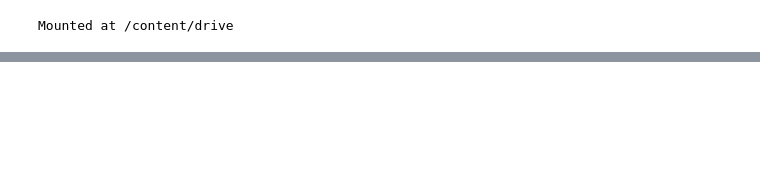
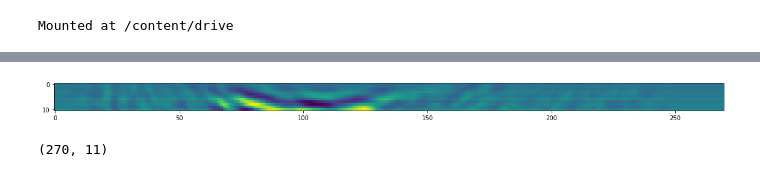
Before and after one commit to nicku-a/ConvLSTM_3D_Brain_Ultrasound, a Jupyter notebook: CNN_PyTorch.ipynb, the cells around one changed output, grey strips where cells are left out. Saved outputs shown, nothing was run; the diff lists cells and outputs as text; code cells hidden in the pictures; blank space fills up the shorter version.

```diff
--- a/CNN_PyTorch.ipynb
+++ b/CNN_PyTorch.ipynb
@@ -773,0 +977,9 @@ plt.show()
+# %%
+# Checking the differences between predicted and real images
+plt.figure(figsize=(20,3))
+diff_blank = predictions2 - one_lab
+diff_blank = np.rot90(diff_blank)
+plt.imshow(diff_blank)
+plt.show()
+# %% [output]
+[figure, added]
@@ -773,0 +988,10 @@ plt.show()
+# %%
+pred_left425 = predictions3
+real_left425 = one_lab2
+
+pred_left475 = predictions2
+real_left475 = one_lab
+
+print(pred_left425.shape)
+# %% [output]
+(270, 11)
```
Also changed, not shown: parts of 62 cells of this notebook.
